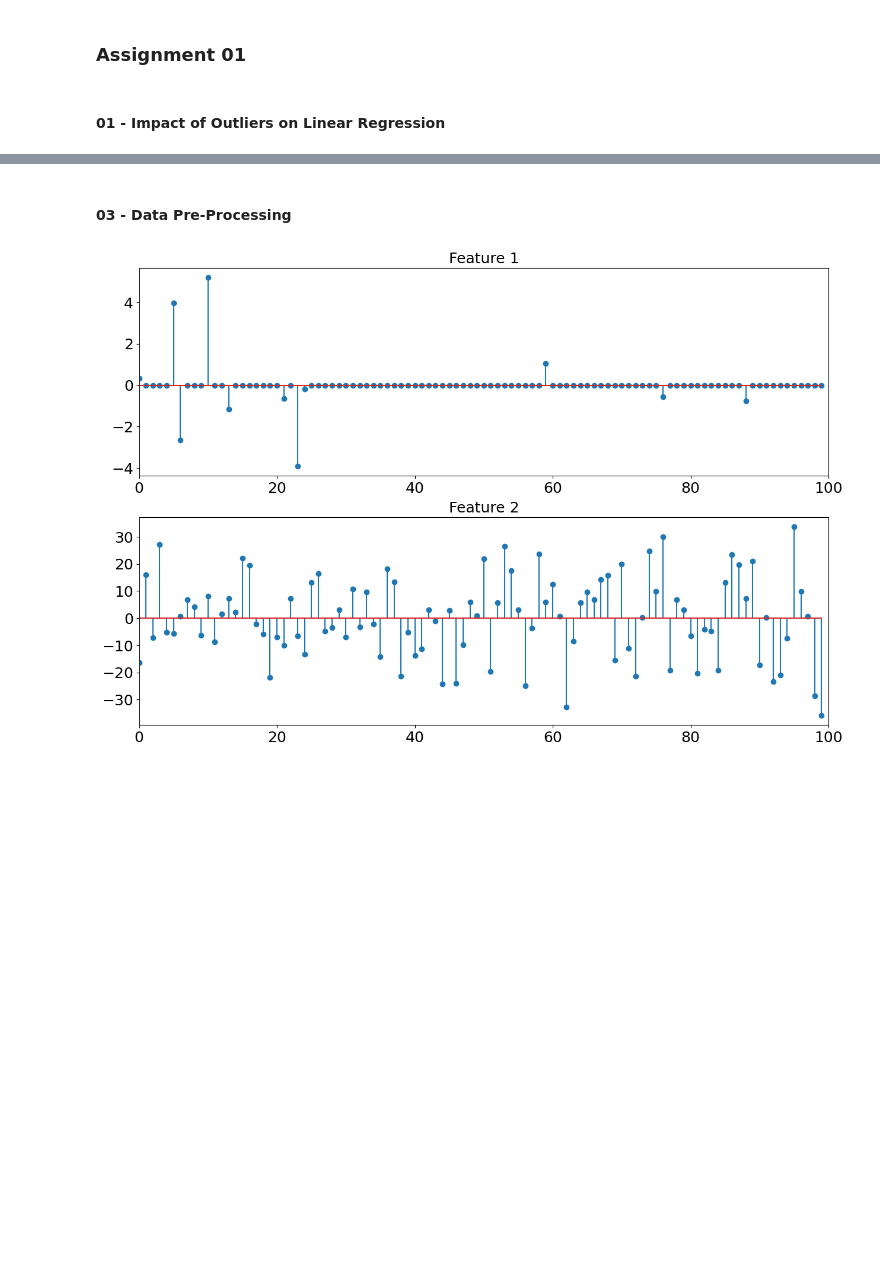
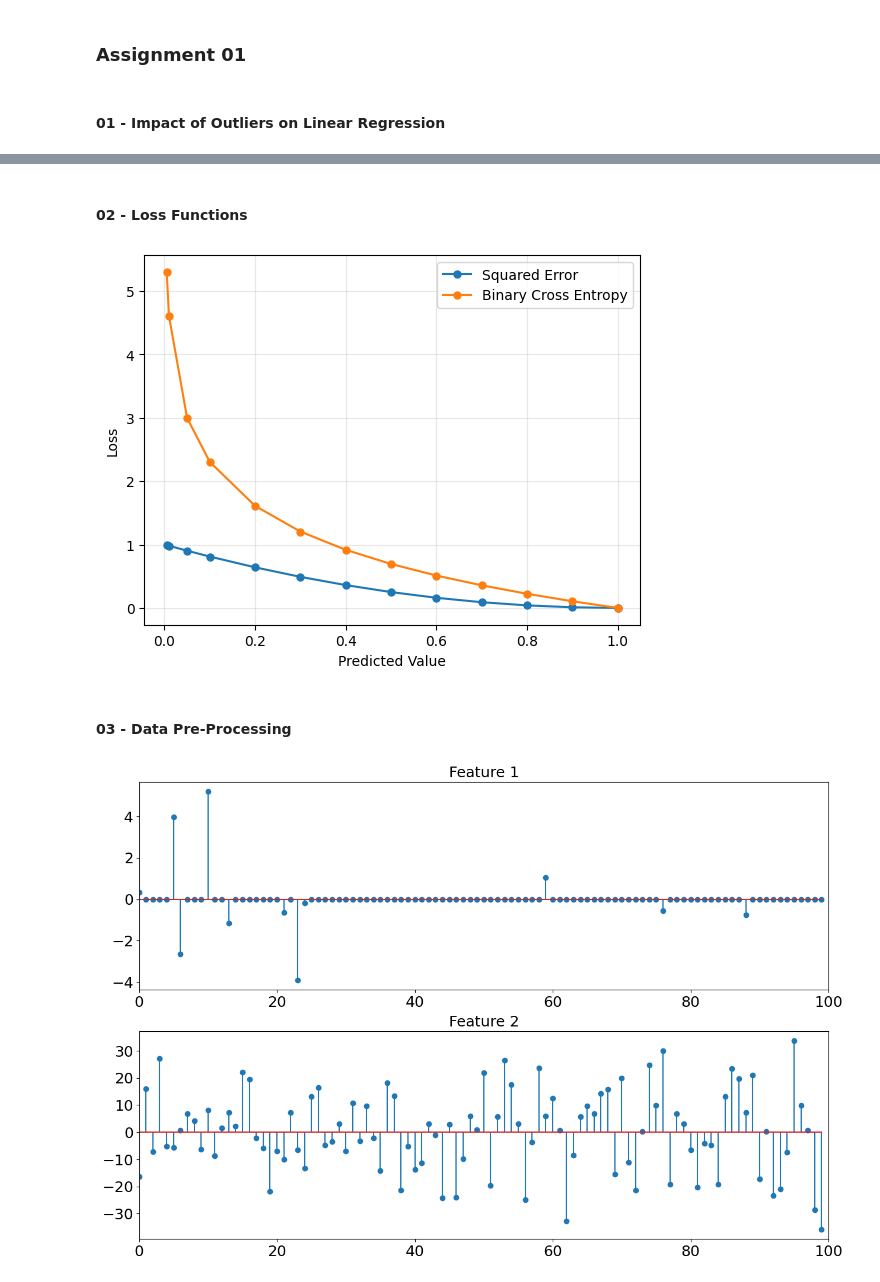
Before and after one commit to pulasthi-u/en3150-assignment01, a Jupyter notebook: A01.ipynb, the cells around one changed output, grey strips where cells are left out. Cells and saved outputs as stored; diff of their text form; code cells hidden in the pictures; blank space fills up the shorter version.

```diff
--- a/A01.ipynb
+++ b/A01.ipynb
@@ -72,3 +86,27 @@ Model [ 3.91 -3.55]
+# %% [markdown]
+#### 02 - Loss Functions
+# %%
+# Load the given predicted values
+y_hat = np.array([0.005, 0.01, 0.05, 0.1, 0.2, 0.3, 0.4, 0.5, 0.6, 0.7, 0.8, 0.9, 1])
+
+# Find the squared errors
+SE = (1 - y_hat) ** 2
+
+# Find the binary cross entropies
+BCE = -np.log(y_hat)
+
+# Plot the variation of the loss over a predicted value when the true value is 1
+plt.plot(y_hat, SE, label='Squared Error', marker='o', markersize=5)
+plt.plot(y_hat, BCE, label='Binary Cross Entropy', marker='o', markersize=5)
+
+plt.legend()
+plt.xlabel('Predicted Value')
+plt.ylabel('Loss')
+plt.grid(True, alpha=0.3)
+
+plt.show()
+# %% [output]
+[figure, added]
 # %% [markdown]
 #### 03 - Data Pre-Processing
 # %%
```
Also changed, not shown: parts of 2 cells of this notebook, 5 other files.
